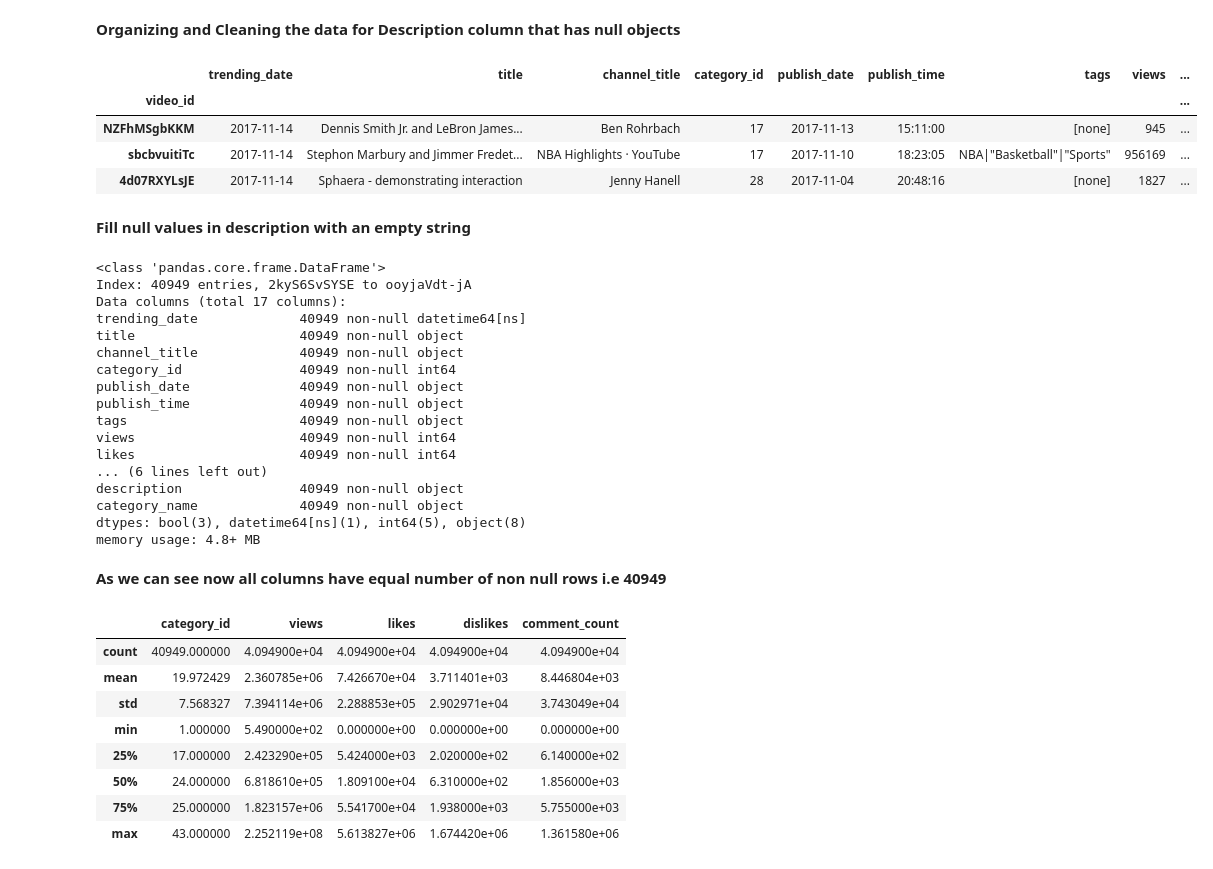
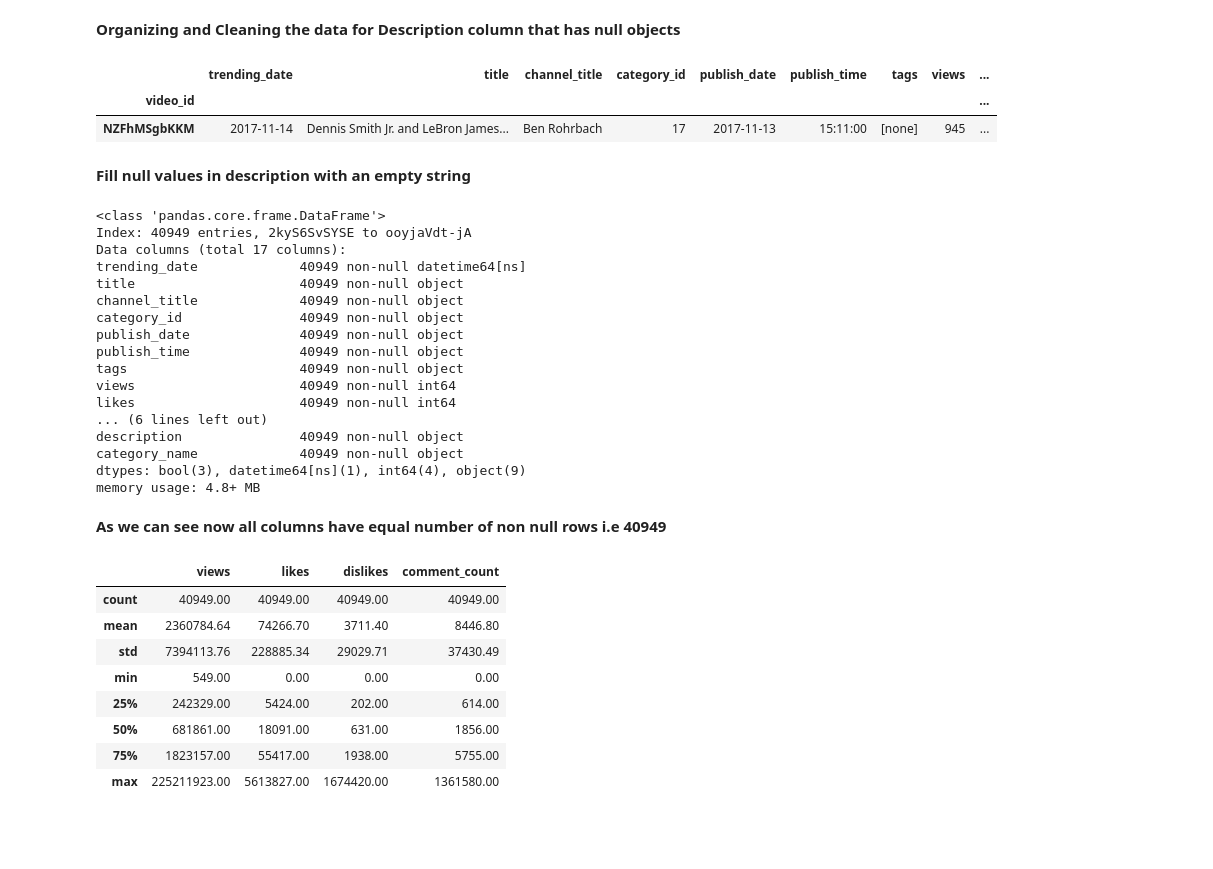
Before and after one commit to AbhinavShank/Youtube-Trending, a Jupyter notebook: YTAnalysis_USA.ipynb, the cells around one changed output. Saved outputs shown, nothing was run; the diff lists cells and outputs as text; code cells hidden in the pictures; blank space fills up the shorter version.

```diff
--- a/YTAnalysis_USA.ipynb
+++ b/YTAnalysis_USA.ipynb
@@ -21,4 +21,17 @@ import json
 warnings.filterwarnings('ignore')
+# %%
+PLOT_COLORS = ["#268bd2", "#0052CC", "#FF5722", "#b58900", "#003f5c"]
+pd.options.display.float_format = '{:.2f}'.format
+sns.set(style="ticks")
+plt.rc('figure', figsize=(8, 5), dpi=100)
+plt.rc('axes', labelpad=20, facecolor="#ffffff", linewidth=0.4, grid=True, labelsize=14)
+plt.rc('patch', linewidth=0)
+plt.rc('xtick.major', width=0.2)
+plt.rc('ytick.major', width=0.2)
+plt.rc('grid', color='#9E9E9E', linewidth=0.4)
+plt.rc('font', family='Arial', weight='400', size=10)
+plt.rc('text', color='#282828')
+plt.rc('savefig', pad_inches=0.3, dpi=300)
 # %% [markdown]
 **Reading the Dataset**
 # %%
@@ -142,0 +191,10 @@ memory usage: 4.8+ MB
+# %%
+df.info()
+
+type_int_list = ['views', 'likes', 'dislikes', 'comment_count']
+for column in type_int_list:
+    df[column] = df[column].astype(int)
+
+type_str_list = ['category_id']
+for column in type_str_list:
+    df[column] = df[column].astype(str)
@@ -145,13 +221,11 @@ memory usage: 4.8+ MB
 # %% [markdown]
 **Organizing and Cleaning the data for Description column that has null objects**
 # %%
-df[df["description"].apply(lambda x: pd.isnull(x))].head(3)
+df[df["description"].apply(lambda x: pd.isnull(x))].head(1)
 # %% [output]
 |  | trending_date | title | channel_title | category_id | publish_date | publish_time | tags | views | ... |
 | video_id |  |  |  |  |  |  |  |  | ... |
 | NZFhMSgbKKM | 2017-11-14 | Dennis Smith Jr. and LeBron James... | Ben Rohrbach | 17 | 2017-11-13 | 15:11:00 | [none] | 945 | ... |
-| sbcbvuitiTc | 2017-11-14 | Stephon Marbury and Jimmer Fredet... | NBA Highlights · YouTube | 17 | 2017-11-10 | 18:23:05 | NBA|"Basketball"|"Sports" | 956169 | ... |
-| 4d07RXYLsJE | 2017-11-14 | Sphaera - demonstrating interaction | Jenny Hanell | 28 | 2017-11-04 | 20:48:16 | [none] | 1827 | ... |
 # %% [markdown]
 **Fill null values in description with an empty string**
 # %%
@@ -164,7 +238,7 @@ Data columns (total 17 columns):
 trending_date             40949 non-null datetime64[ns]
 title                     40949 non-null object
 channel_title             40949 non-null object
-category_id               40949 non-null int64
+category_id               40949 non-null object
 publish_date              40949 non-null object
 publish_time              40949 non-null object
 tags                      40949 non-null object
@@ -173,19 +247,19 @@ likes                     40949 non-null int64
 ... (6 lines left out)
 description               40949 non-null object
 category_name             40949 non-null object
-dtypes: bool(3), datetime64[ns](1), int64(5), object(8)
+dtypes: bool(3), datetime64[ns](1), int64(4), object(9)
 memory usage: 4.8+ MB
 # %% [markdown]
 **As we can see now all columns have equal number of non null rows i.e 40949**
 # %%
 df.describe()
 # %% [output]
-|  | category_id | views | likes | dislikes | comment_count |
-| count | 40949.000000 | 4.094900e+04 | 4.094900e+04 | 4.094900e+04 | 4.094900e+04 |
-| mean | 19.972429 | 2.360785e+06 | 7.426670e+04 | 3.711401e+03 | 8.446804e+03 |
-| std | 7.568327 | 7.394114e+06 | 2.288853e+05 | 2.902971e+04 | 3.743049e+04 |
-| min | 1.000000 | 5.490000e+02 | 0.000000e+00 | 0.000000e+00 | 0.000000e+00 |
-| 25% | 17.000000 | 2.423290e+05 | 5.424000e+03 | 2.020000e+02 | 6.140000e+02 |
-| 50% | 24.000000 | 6.818610e+05 | 1.809100e+04 | 6.310000e+02 | 1.856000e+03 |
-| 75% | 25.000000 | 1.823157e+06 | 5.541700e+04 | 1.938000e+03 | 5.755000e+03 |
-| max | 43.000000 | 2.252119e+08 | 5.613827e+06 | 1.674420e+06 | 1.361580e+06 |
+|  | views | likes | dislikes | comment_count |
+| count | 40949.00 | 40949.00 | 40949.00 | 40949.00 |
+| mean | 2360784.64 | 74266.70 | 3711.40 | 8446.80 |
+| std | 7394113.76 | 228885.34 | 29029.71 | 37430.49 |
+| min | 549.00 | 0.00 | 0.00 | 0.00 |
+| 25% | 242329.00 | 5424.00 | 202.00 | 614.00 |
+| 50% | 681861.00 | 18091.00 | 631.00 | 1856.00 |
+| 75% | 1823157.00 | 55417.00 | 1938.00 | 5755.00 |
+| max | 225211923.00 | 5613827.00 | 1674420.00 | 1361580.00 |
```
Also changed, not shown: parts of 12 cells of this notebook.
